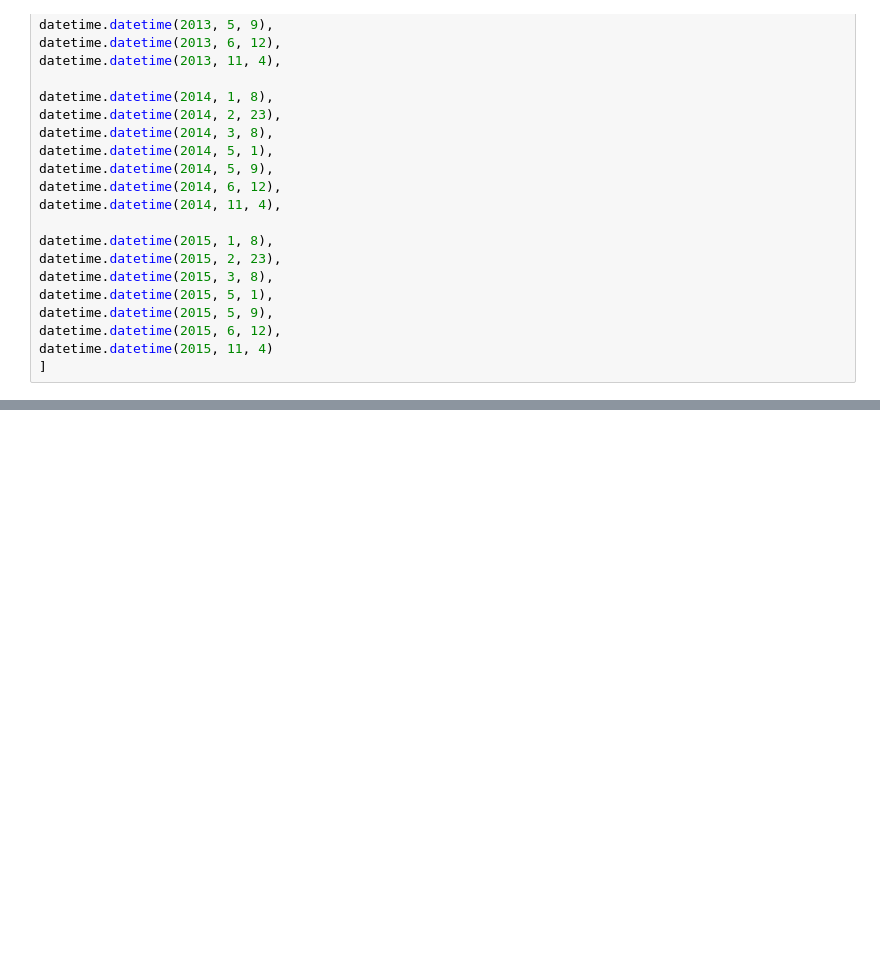
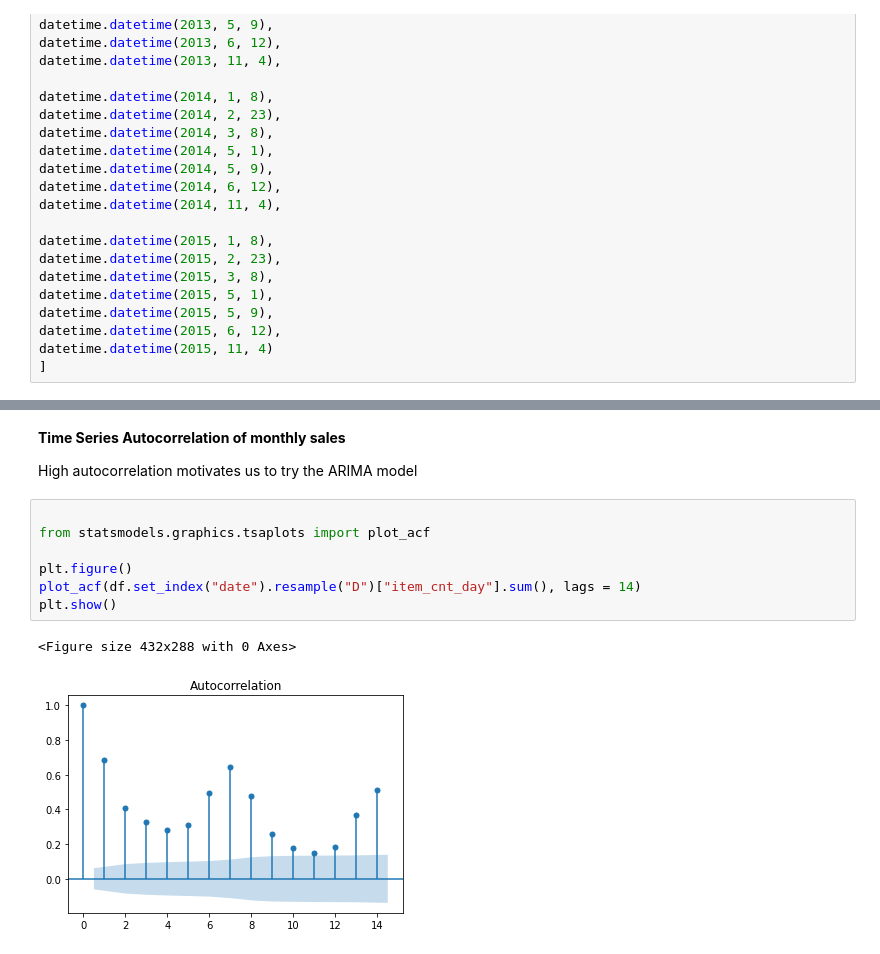
Before and after one commit to STEPHEN-yuri/CE9010_project, a Jupyter notebook: eda-dynamic.ipynb, the cells around one changed output, grey strips where cells are left out. Cells and saved outputs as stored; diff of their text form; blank space fills up the shorter version.

```diff
--- a/eda-dynamic.ipynb
+++ b/eda-dynamic.ipynb
@@ -328,0 +346,14 @@ Feature Engineering
+# %% [markdown]
+**Time Series Autocorrelation of monthly sales**
+
+High autocorrelation motivates us to try the ARIMA model
+# %%
+
+from statsmodels.graphics.tsaplots import plot_acf
+
+plt.figure()
+plot_acf(df.set_index("date").resample("D")["item_cnt_day"].sum(), lags = 14)
+plt.show()
+# %% [output]
+<Figure size 432x288 with 0 Axes>
+[figure, added]
```
Also changed, not shown: parts of 37 cells of this notebook.
